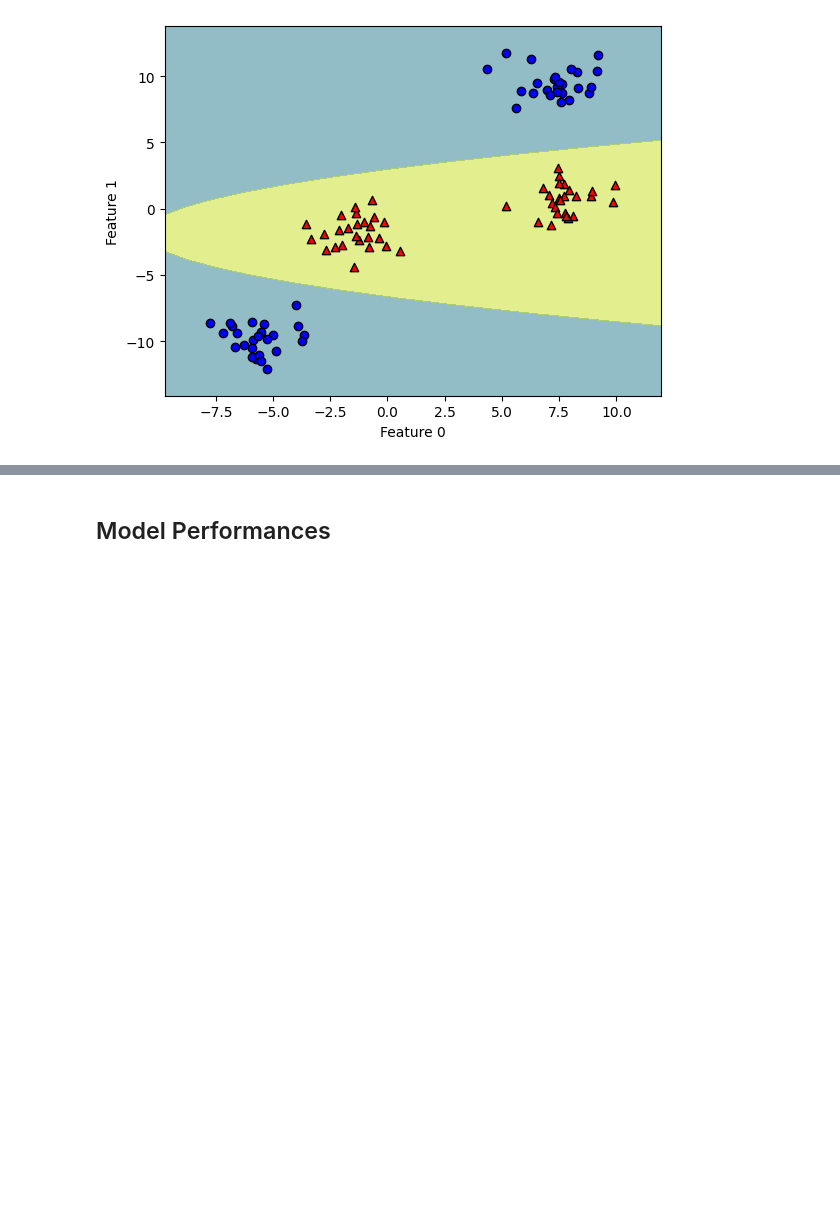
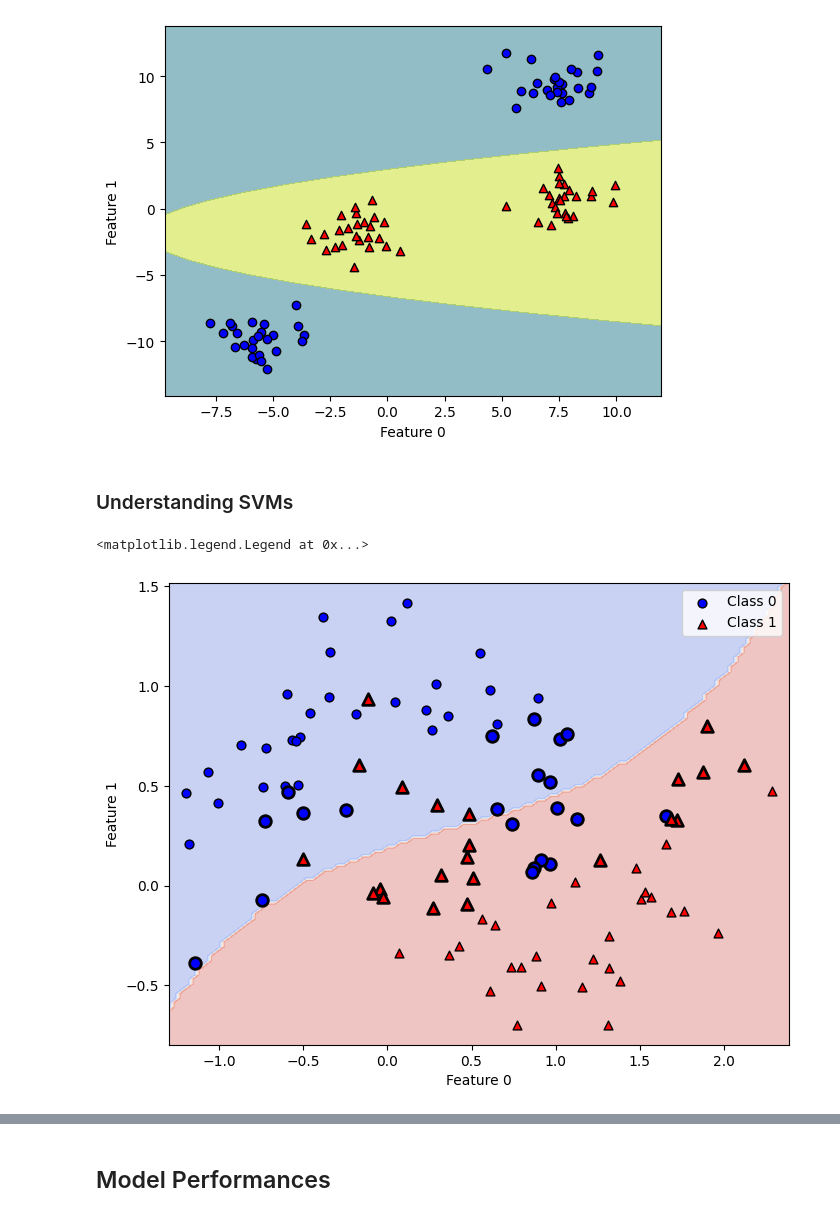
Before and after one commit to abhaykukade/ml_model_evaluation, a Jupyter notebook: supervised_classification.ipynb, the cells around one changed output, grey strips where cells are left out. Cells and saved outputs as stored; diff of their text form; code cells hidden in the pictures; blank space fills up the shorter version.

```diff
--- a/supervised_classification.ipynb
+++ b/supervised_classification.ipynb
@@ -491,8 +525,3 @@ plot_feature_importances_cancer(gbrt)
 ## Kernelized SVM
 # %% [markdown]
 ### Mock Dataset
-# %%
-# function for a scatter plot with labels
-def plot_scatter(X, y):
-    for label, marker, color in zip(np.unique(y), ['o', '^'], ['b', 'r']):
-        plt.scatter(X[y==label, 0], X[y==label, 1], marker=marker, c=color, edgecolors='black' ,label=f'Class {label}')
@@ -616,3 +624,33 @@ plt.ylabel("Feature 1")
 # %% [output]
 Text(0, 0.5, 'Feature 1')
 [figure]
+# %% [markdown]
+### Understanding SVMs
+# %%
+X, y = make_moons(n_samples=100, noise=0.25, random_state=3)
+# %%
+svm = SVC(kernel='rbf', C=10, gamma=0.1).fit(X, y)
+# %%
+def plot_scatter_svm(X, y, ax=None):
+    if ax is None:
+        ax = plt.gca()
+    for label, marker, color in zip(np.unique(y), ['o', '^'], ['b', 'r']):
+        ax.scatter(X[y==label, 0], X[y==label, 1], s=70, linewidths=2,
+                    marker=marker, c=color, edgecolors='black')
+# %%
+plt.figure(figsize=(8,6))
+
+plot_2d_separator(svm, X, 0.1, 100)
+plot_scatter(X, y)
+
+sv = svm.support_vectors_
+sv_labels = svm.dual_coef_.ravel() > 0
+
+plot_scatter_svm(sv, sv_labels)
+
+plt.xlabel("Feature 0")
+plt.ylabel("Feature 1")
+plt.legend()
+# %% [output]
+<matplotlib.legend.Legend at 0x...>
+[figure, added]
```
Also changed, not shown: parts of 21 cells of this notebook.
